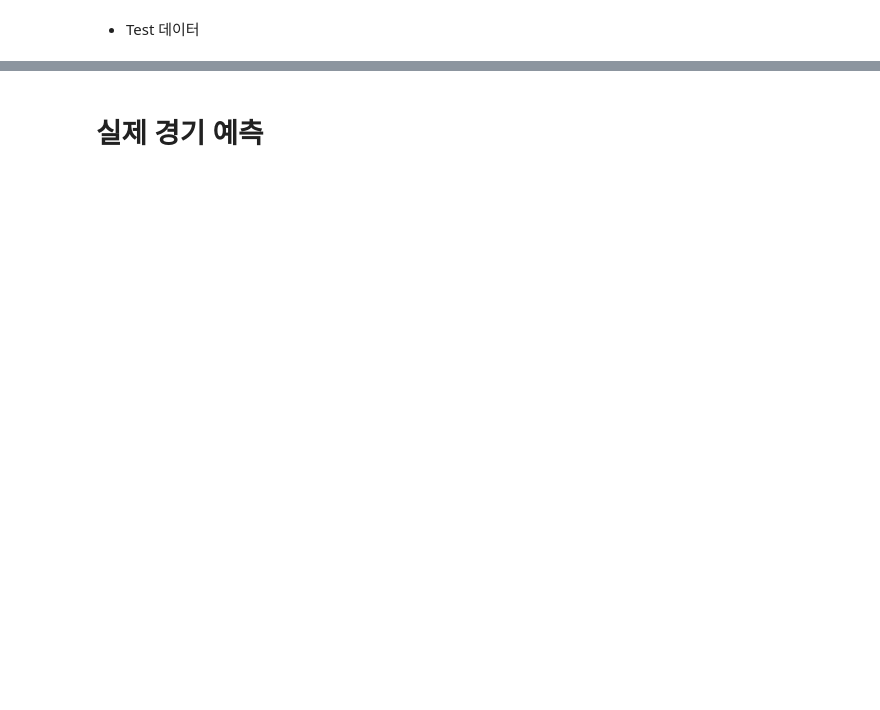
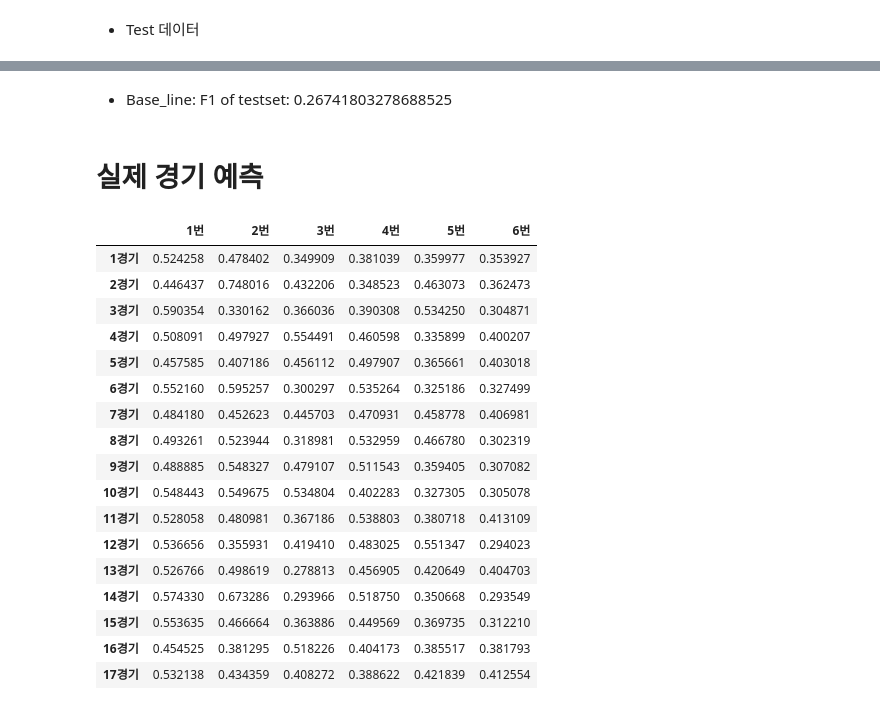
Before and after one commit to EunHak0501/KBoat, a Jupyter notebook: base_line.ipynb, the cells around one changed output, grey strips where cells are left out. Saved outputs shown, nothing was run; the diff lists cells and outputs as text; code cells hidden in the pictures; blank space fills up the shorter version.

```diff
--- a/base_line.ipynb
+++ b/base_line.ipynb
@@ -202,7 +227,7 @@ def cal_cat_cols(train, val=None):
     objective_cols = []
 
     # 특정 문자열이 포함된 열을 범주형 변수로 지정
-    cat_kerword_list = ['번호', '기수', '경기_착순', 'Race_ID']
+    cat_kerword_list = ['번호', '기수', '경기_착순']
     for col in train.columns:
         if any(sub in col for sub in cat_kerword_list):
             objective_cols.append(col)
@@ -221,6 +246,9 @@ def cal_cat_cols(train, val=None):
             objective_cols.append(col)
 
     cat_features = list(set(objective_cols) - set(['rank', 'Race_ID']))
+    cat_features = [feature for feature in cat_features if '단승' not in feature]
+    cat_features = [feature for feature in cat_features if '복승' not in feature]
+    cat_features = [feature for feature in cat_features if '삼복승' not in feature]
 
     return cat_features
 
@@ -233,9 +261,10 @@ plt.rcParams['font.family'] = 'Malgun Gothic'
 cols = [
     '단승', '복승', '삼복승'
 ]
+condition = train['Race_ID'].str[9:].astype(int) >= 15
 
 for col in cols:
-    mean_values = train.groupby('번호')[col].mean()
+    mean_values = train.loc[condition, :].groupby('번호')[col].mean()
 
     plt.figure(figsize=(14, 7))
     mean_values.plot(kind='bar', color='skyblue')
@@ -293,6 +320,8 @@ print(X_train.shape, y_train.shape, X_test.shape, y_test.shape)
 # %%
-def low_to_others(train, val, threshold=5, verbose=False):
+def low_to_others(train, val, threshold=5, is_train=True, verbose=False):
     cat_features = cal_cat_cols(train, val)
+    if is_train==False:
+        cat_features = list(set(cat_features) - set(['Race_ID_1번선수', 'Race_ID_2번선수', 'Race_ID_3번선수', 'Race_ID_4번선수', 'Race_ID_5번선수', 'Race_ID_6번선수']))
 
     for col in cat_features:
         unifier = low_frequency_to_others(threshold=threshold, verbose=verbose)
@@ -301,4 +330,4 @@ def low_to_others(train, val, threshold=5, verbose=False):
 
     return train, val
 
-X_train, X_test = low_to_others(X_train, X_test, threshold=5, verbose=True)
+X_train, X_test = low_to_others(X_train, X_test, threshold=5, verbose=False)
@@ -547,2 +574,4 @@ array([[0.47556132, 0.45660968, 0.33878241, 0.37921227, 0.40495112,
+# %% [markdown]
+- Base_line: F1 of testset: 0.26741803278688525
 # %% [markdown]
 # 실제 경기 예측
@@ -555,17 +578,49 @@ array([[0.47556132, 0.45660968, 0.33878241, 0.37921227, 0.40495112,
 # %%
-# # 모델 예측
-# y_pred_test = model.predict_proba(X_test)
-#
-# y_pred_max = np.zeros_like(y_pred_test)
-# for i in range(y_pred_test.shape[0]):  # 각 샘플에 대해 반복
-#     if target_value=='단승':
-#         max_indices = np.argsort(y_pred_test[i])[-1:]  # 가장 큰 두 개의 값의 인덱스 찾기
-#     elif target_value=='복승':
-#         max_indices = np.argsort(y_pred_test[i])[-2:]
-#     elif target_value=='삼복승':
-#         max_indices = np.argsort(y_pred_test[i])[-3:]
-#     y_pred_max[i, max_indices] = 1  # 해당 인덱스에 1 설정
-#
-#
-# accuracy = accuracy_score(y_pred_max, y_test)
-# print(f'Test Accuracy: {accuracy}')
+from crawlling_entry import crawl_race_entries
+
+train = pd.read_csv(os.path.join(ROOT_DIR, "train.csv"))
+연도 = 2024
+회차 = 36
+일차 = 2
+sub = crawl_race_entries(연도, 회차, 일차)
+
+unique_race_ids = train['Race_ID'].unique()
+kf = KFold(n_splits=5, shuffle=True, random_state=seed)
+
+all_predictions = []
+for i, (train_race_ids, val_race_ids) in enumerate(kf.split(unique_race_ids)):
+    train_ids = unique_race_ids[train_race_ids]
+
+    train_fold = train[train['Race_ID'].isin(train_ids)].reset_index(drop=True)
+    test_fold = sub.copy()
+
+    X_train, y_train, X_test = all_precoess(train_fold, test_fold, target=target_value, is_train=False)
+
+    y_pred = models[i].predict_proba(X_test)
+    all_predictions.append(y_pred)
+
+
+mean_pred = np.mean(all_predictions, axis=0)
+mean_pred_df = pd.DataFrame(mean_pred)
+mean_pred_df.index = [f"{i+1}경기" for i in range(len(mean_pred_df))]
+mean_pred_df.columns = [f"{i+1}번" for i in range(mean_pred_df.shape[1])]
+mean_pred_df
+# %% [output]
+|  | 1번 | 2번 | 3번 | 4번 | 5번 | 6번 |
+| 1경기 | 0.524258 | 0.478402 | 0.349909 | 0.381039 | 0.359977 | 0.353927 |
+| 2경기 | 0.446437 | 0.748016 | 0.432206 | 0.348523 | 0.463073 | 0.362473 |
+| 3경기 | 0.590354 | 0.330162 | 0.366036 | 0.390308 | 0.534250 | 0.304871 |
+| 4경기 | 0.508091 | 0.497927 | 0.554491 | 0.460598 | 0.335899 | 0.400207 |
+| 5경기 | 0.457585 | 0.407186 | 0.456112 | 0.497907 | 0.365661 | 0.403018 |
+| 6경기 | 0.552160 | 0.595257 | 0.300297 | 0.535264 | 0.325186 | 0.327499 |
+| 7경기 | 0.484180 | 0.452623 | 0.445703 | 0.470931 | 0.458778 | 0.406981 |
+| 8경기 | 0.493261 | 0.523944 | 0.318981 | 0.532959 | 0.466780 | 0.302319 |
+| 9경기 | 0.488885 | 0.548327 | 0.479107 | 0.511543 | 0.359405 | 0.307082 |
+| 10경기 | 0.548443 | 0.549675 | 0.534804 | 0.402283 | 0.327305 | 0.305078 |
+| 11경기 | 0.528058 | 0.480981 | 0.367186 | 0.538803 | 0.380718 | 0.413109 |
+| 12경기 | 0.536656 | 0.355931 | 0.419410 | 0.483025 | 0.551347 | 0.294023 |
+| 13경기 | 0.526766 | 0.498619 | 0.278813 | 0.456905 | 0.420649 | 0.404703 |
+| 14경기 | 0.574330 | 0.673286 | 0.293966 | 0.518750 | 0.350668 | 0.293549 |
+| 15경기 | 0.553635 | 0.466664 | 0.363886 | 0.449569 | 0.369735 | 0.312210 |
+| 16경기 | 0.454525 | 0.381295 | 0.518226 | 0.404173 | 0.385517 | 0.381793 |
+| 17경기 | 0.532138 | 0.434359 | 0.408272 | 0.388622 | 0.421839 | 0.412554 |
```
Also changed, not shown: parts of 19 cells of this notebook, 7 other files.
